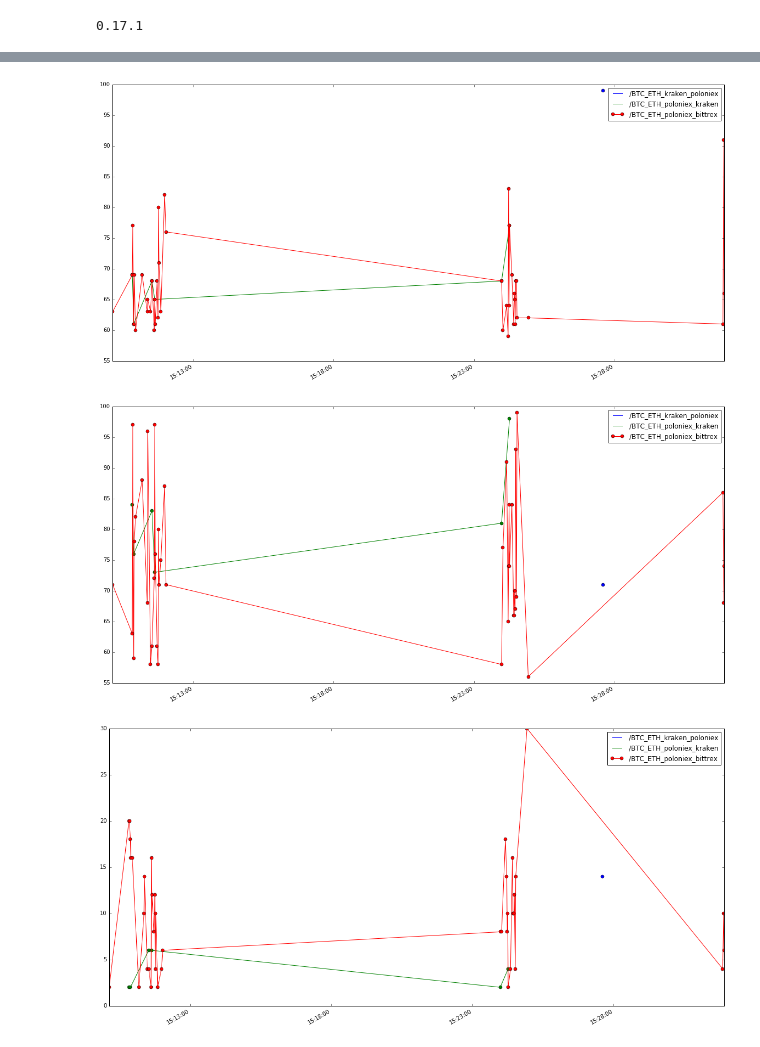
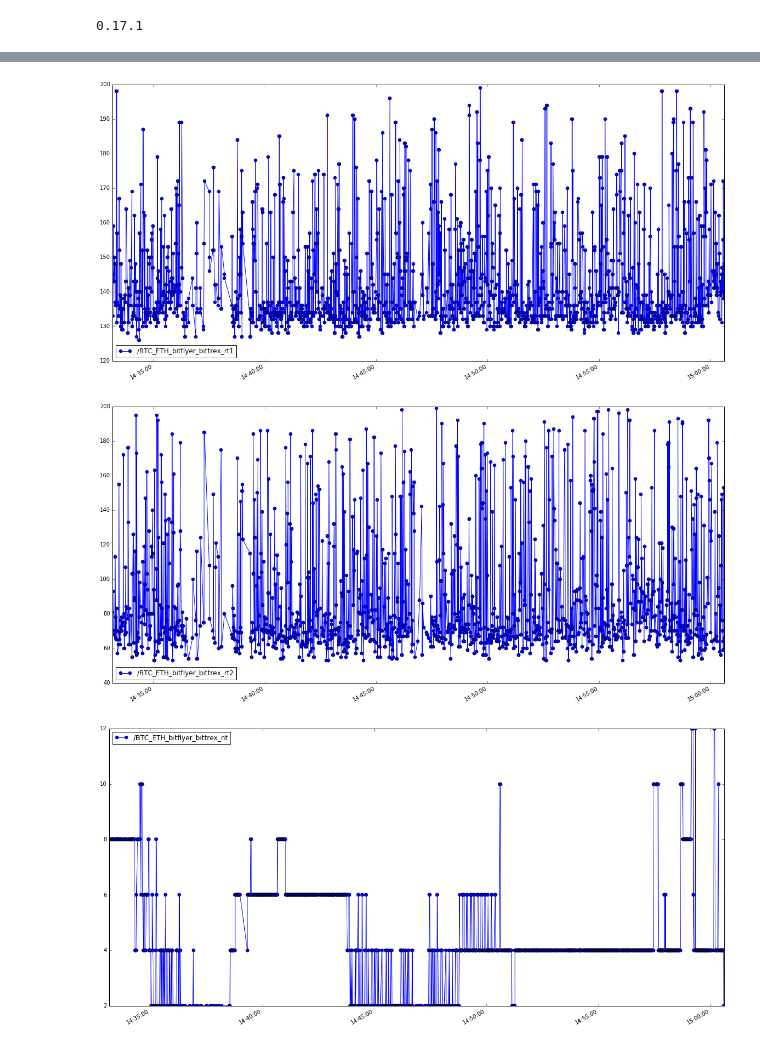
Before and after one commit to portfolioscout/tf, a Jupyter notebook: nb/deptharb.ipynb, the cells around one changed output, grey strips where cells are left out. Saved outputs shown, nothing was run; the diff lists cells and outputs as text; code cells hidden in the pictures.

```diff
--- a/nb/deptharb.ipynb
+++ b/nb/deptharb.ipynb
@@ -14,7 +14,7 @@ import pandas.io.data as web
 import matplotlib.pyplot as plt
 import multiprocessing as mp
 %matplotlib inline
-ff='depth910'
+ff='depth11'
 filename='source/'+ff+'.hd5'
 path='data/'+ff+'_r.hd5'
 print pd.__version__
@@ -115,7 +97,8 @@ for d in dfs:
 figsize=(20, 10)
 
 
-def plotTrades(pair='/BTC_ETH',exchanges=[],dtFrom=None,dtTo=None,rt=300.0):
+
+def plotTrades(pair='/BTC_ETH',exchanges=[],dtFrom=None,dtTo=None,rtLim=300.0):
     #from :'2016-05-14 02:00:00'
     #to '2016-05-14 02:12:00'
     dfs=getDataFrames(h5)
@@ -134,7 +117,10 @@ def plotTrades(pair='/BTC_ETH',exchanges=[],dtFrom=None,dtTo=None,rt=300.0):
         f=[e for e in exchanges if n.find(e)!=-1]
         if len(exchanges)!=0 and len(f)==0:
             continue
-        df=dfs[n].query('rt1 < '+str(rt)).query('rt2<'+str(rt)).query('ed==0')
+        if n.find('poloniex')!=-1:
+            continue
+
+        df=dfs[n].query('rt1 < '+str(rtLim)).query('rt2<'+str(rtLim))
         btc=df['profitBtc'].loc[dtFrom:dtTo]
         q1=df['q1'].loc[dtFrom:dtTo]
         q2=df['q2'].loc[dtFrom:dtTo]
@@ -144,14 +130,14 @@ def plotTrades(pair='/BTC_ETH',exchanges=[],dtFrom=None,dtTo=None,rt=300.0):
 
 
         if len(btc) > 0:
-            btc.plot(ax=axs1,figsize=figsize,label=n,legend=True,marker='o')
-            q1.plot(ax=axs2,figsize=figsize,label=n,legend=True,marker='o')
-            q2.plot(ax=axs2,figsize=figsize,label=n,legend=True,marker='o')
-            rt1.plot(ax=axs3,figsize=figsize,label=n,legend=True,marker='o')
-            rt2.plot(ax=axs4,figsize=figsize,label=n,legend=True,marker='o')
-            nt.plot(ax=axs5,figsize=figsize,label=n,legend=True,marker='o')
+            btc.plot(ax=axs1,figsize=figsize,label=n+'_btc',legend=True,marker='o')
+            q1.plot(ax=axs2,figsize=figsize,label=n+'_q1',legend=True,marker='o')
+            q2.plot(ax=axs2,figsize=figsize,label=n+'_q2',legend=True,marker='o')
+            rt1.plot(ax=axs3,figsize=figsize,label=n+'_rt1',legend=True,marker='o')
+            rt2.plot(ax=axs4,figsize=figsize,label=n+'_rt2',legend=True,marker='o')
+            nt.plot(ax=axs5,figsize=figsize,label=n+'_nt',legend=True,marker='o')
 
 #plotTrades(exchanges=['kraken'],dtFrom='2016-05-14 04:20:25')
 #plotTrades(exchanges=['poloniex'],dtFrom='2016-05-15 19:11:00',dtTo='2016-05-15 19:41:00')
-plotTrades(exchanges=[],rt=100,dtFrom='2016-05-16 01:00:00',dtTo='2016-05-16 16:10:00')
+plotTrades(rtLim=200,exchanges=['bitflyer_bittrex'],dtFrom='2016-05-18 14:30:00',dtTo='2016-05-18 17:30:00')
 # %% [output]
@@ -160,4 +146,4 @@ plotTrades(exchanges=[],rt=100,dtFrom='2016-05-16 01:00:00',dtTo='2016-05-16 16:
-[figure, old version]
+[figure, new version]
-[figure, old version]
+[figure, new version]
-[figure, old version]
+[figure, new version]
 # %%
```
Also changed, not shown: parts of 4 cells of this notebook.
